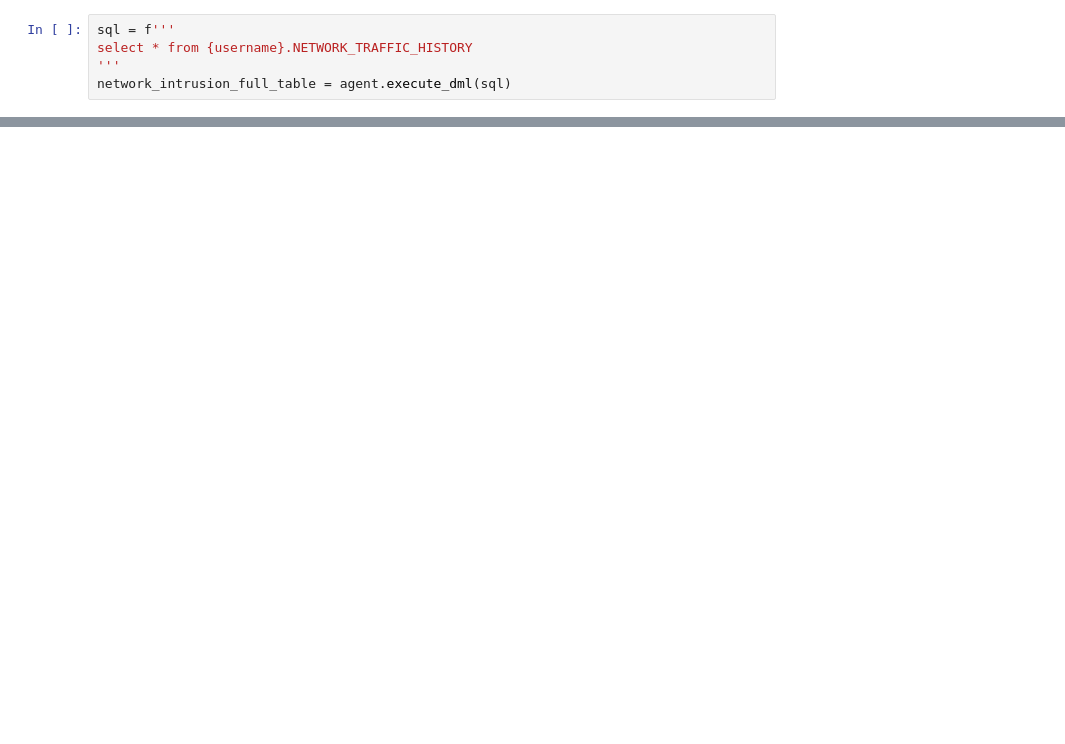
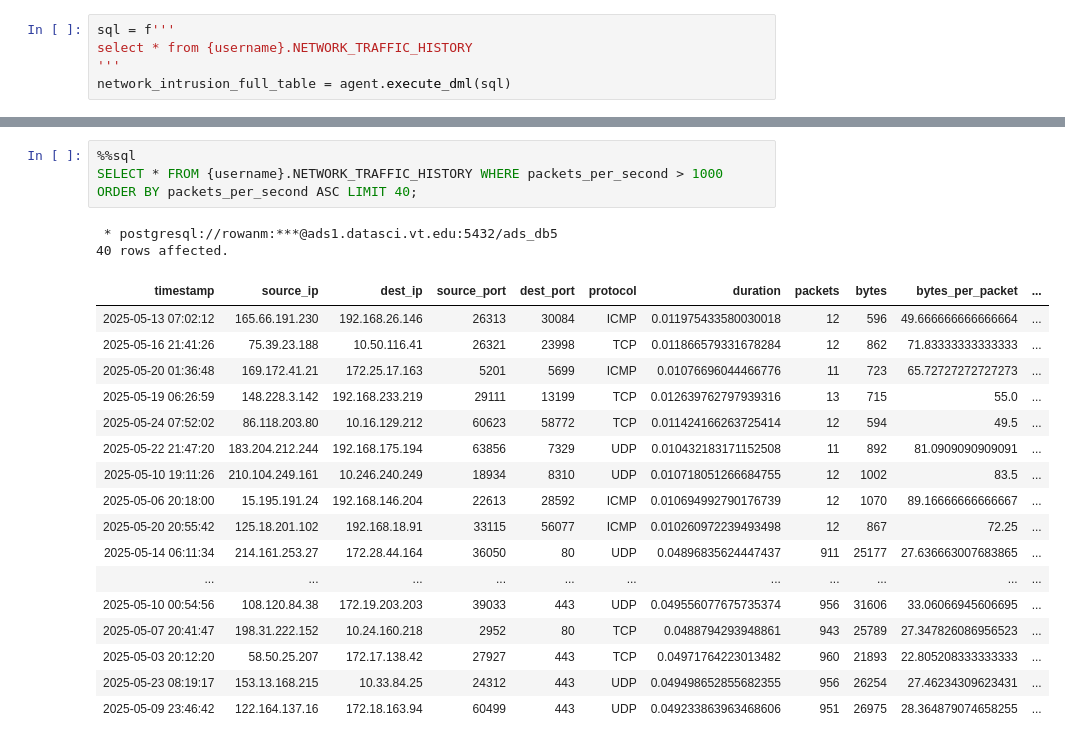
Before and after one commit to Jonah-Schep5/networkInstrusion, a Jupyter notebook: data_understanding.ipynb, the cells around one changed output, grey strips where cells are left out. Cells and saved outputs as stored; diff of their text form; blank space fills up the shorter version.

```diff
--- a/data_understanding.ipynb
+++ b/data_understanding.ipynb
@@ -17,0 +75,23 @@ profile.to_file("network_profiling_report.html")
+# %%
+%%sql
+SELECT * FROM {username}.NETWORK_TRAFFIC_HISTORY WHERE packets_per_second > 1000 ORDER BY packets_per_second ASC LIMIT 40;
+# %% [output]
+ * postgresql://rowanm:***@ads1.datasci.vt.edu:5432/ads_db5
+40 rows affected.
+| timestamp | source_ip | dest_ip | source_port | dest_port | protocol | duration | packets | bytes | bytes_per_packet | ... |
+| 2025-05-13 07:02:12 | 165.66.191.230 | 192.168.26.146 | 26313 | 30084 | ICMP | 0.011975433580030018 | 12 | 596 | 49.666666666666664 | ... |
+| 2025-05-16 21:41:26 | 75.39.23.188 | 10.50.116.41 | 26321 | 23998 | TCP | 0.011866579331678284 | 12 | 862 | 71.83333333333333 | ... |
+| 2025-05-20 01:36:48 | 169.172.41.21 | 172.25.17.163 | 5201 | 5699 | ICMP | 0.01076696044466776 | 11 | 723 | 65.72727272727273 | ... |
+| 2025-05-19 06:26:59 | 148.228.3.142 | 192.168.233.219 | 29111 | 13199 | TCP | 0.012639762797939316 | 13 | 715 | 55.0 | ... |
+| 2025-05-24 07:52:02 | 86.118.203.80 | 10.16.129.212 | 60623 | 58772 | TCP | 0.011424166263725414 | 12 | 594 | 49.5 | ... |
+| 2025-05-22 21:47:20 | 183.204.212.244 | 192.168.175.194 | 63856 | 7329 | UDP | 0.010432183171152508 | 11 | 892 | 81.0909090909091 | ... |
+| 2025-05-10 19:11:26 | 210.104.249.161 | 10.246.240.249 | 18934 | 8310 | UDP | 0.010718051266684755 | 12 | 1002 | 83.5 | ... |
+| 2025-05-06 20:18:00 | 15.195.191.24 | 192.168.146.204 | 22613 | 28592 | ICMP | 0.010694992790176739 | 12 | 1070 | 89.16666666666667 | ... |
+| 2025-05-20 20:55:42 | 125.18.201.102 | 192.168.18.91 | 33115 | 56077 | ICMP | 0.010260972239493498 | 12 | 867 | 72.25 | ... |
+| 2025-05-14 06:11:34 | 214.161.253.27 | 172.28.44.164 | 36050 | 80 | UDP | 0.04896835624447437 | 911 | 25177 | 27.636663007683865 | ... |
+| ... | ... | ... | ... | ... | ... | ... | ... | ... | ... | ... |
+| 2025-05-10 00:54:56 | 108.120.84.38 | 172.19.203.203 | 39033 | 443 | UDP | 0.049556077675735374 | 956 | 31606 | 33.06066945606695 | ... |
+| 2025-05-07 20:41:47 | 198.31.222.152 | 10.24.160.218 | 2952 | 80 | TCP | 0.0488794293948861 | 943 | 25789 | 27.347826086956523 | ... |
+| 2025-05-03 20:12:20 | 58.50.25.207 | 172.17.138.42 | 27927 | 443 | TCP | 0.04971764223013482 | 960 | 21893 | 22.805208333333333 | ... |
+| 2025-05-23 08:19:17 | 153.13.168.215 | 10.33.84.25 | 24312 | 443 | UDP | 0.049498652855682355 | 956 | 26254 | 27.46234309623431 | ... |
+| 2025-05-09 23:46:42 | 122.164.137.16 | 172.18.163.94 | 60499 | 443 | UDP | 0.049233863963468606 | 951 | 26975 | 28.364879074658255 | ... |
```
Also changed, not shown: parts of 5 cells of this notebook, 2 other files.
